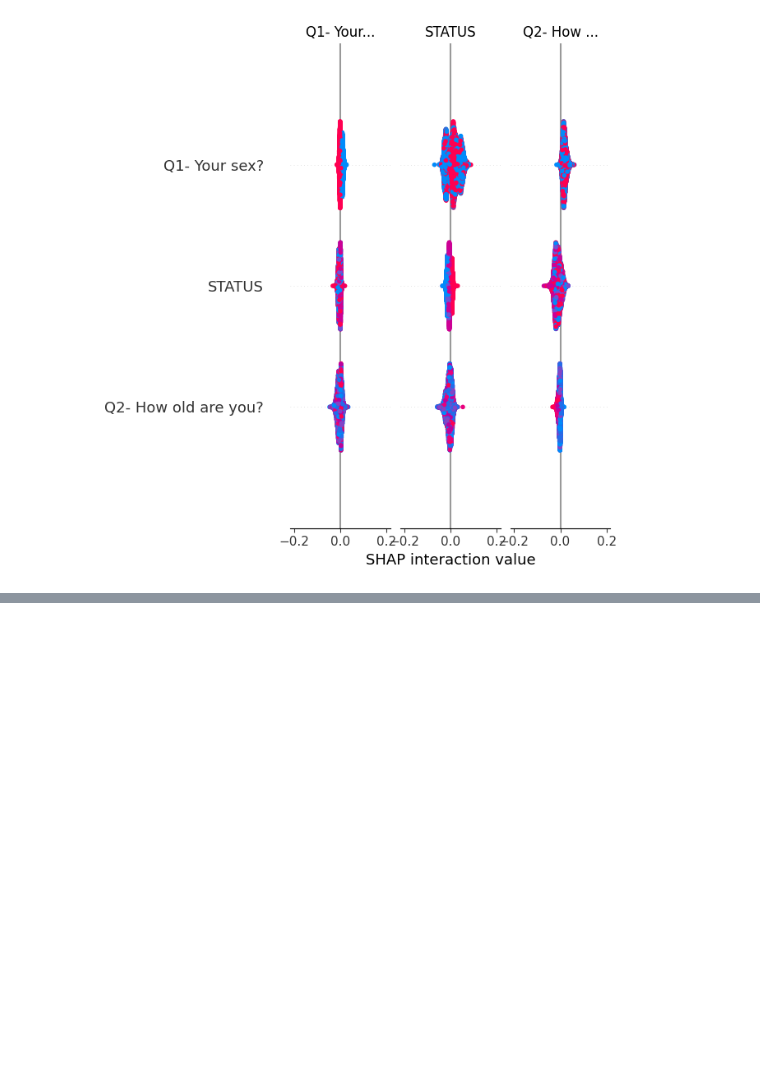
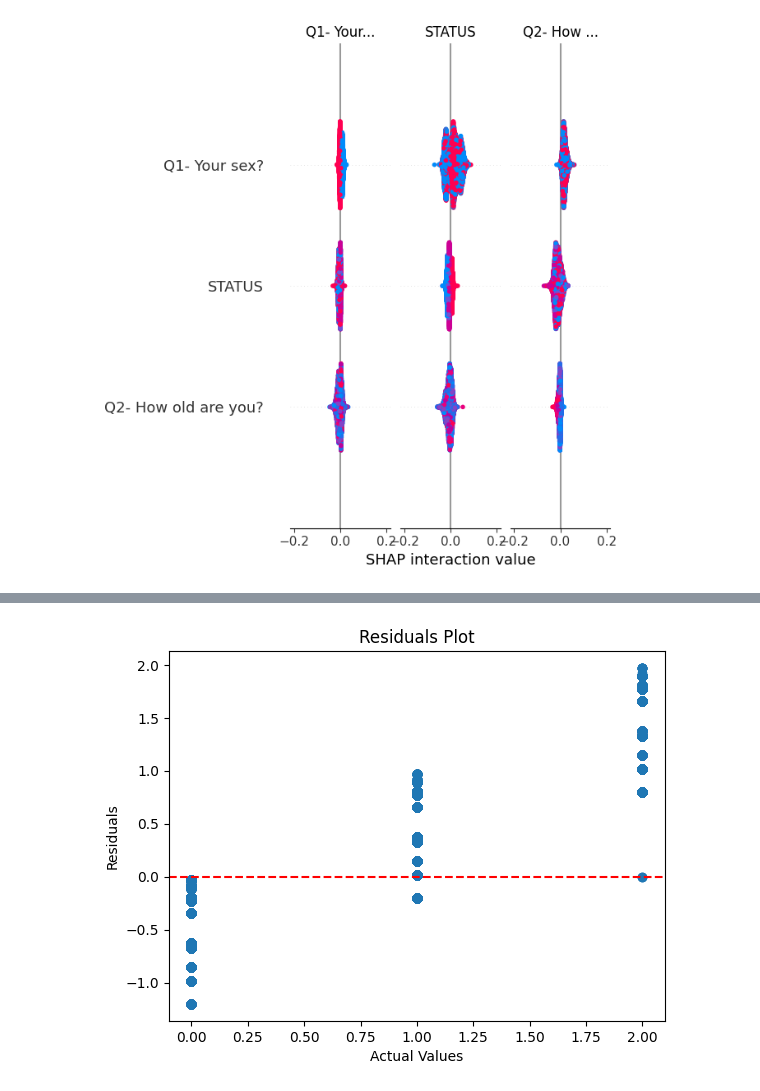
Before and after one commit to dilancroos/sl_predictors_xai, a Jupyter notebook: 01_shap.ipynb, the cells around one changed output, grey strips where cells are left out. Saved outputs shown, nothing was run; the diff lists cells and outputs as text; code cells hidden in the pictures; blank space fills up the shorter version.

```diff
--- a/01_shap.ipynb
+++ b/01_shap.ipynb
@@ -320,0 +327,10 @@ shap.plots.force(explainer.expected_value, shap_values[0, ...]) # shap_values[0,
+# %%
+residuals = y - model.predict(Xd)
+plt.scatter(y, residuals)
+plt.axhline(0, color='red', linestyle='--')
+plt.xlabel('Actual Values')
+plt.ylabel('Residuals')
+plt.title('Residuals Plot')
+plt.show()
+# %% [output]
+[figure, added]
```
Also changed, not shown: parts of 5 cells of this notebook, 1 other file.
